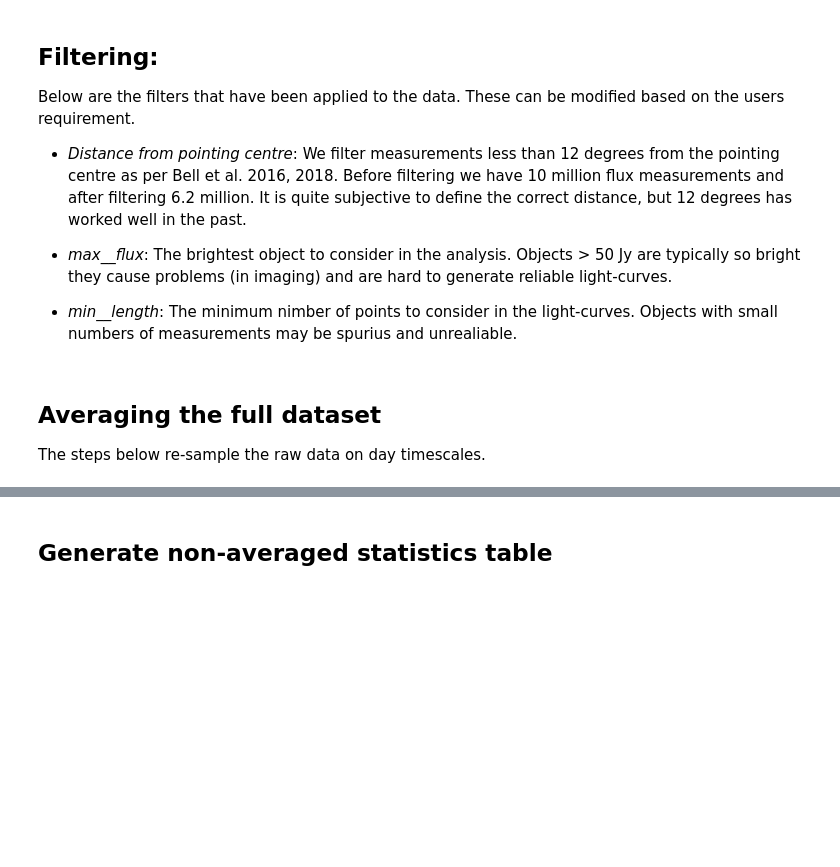
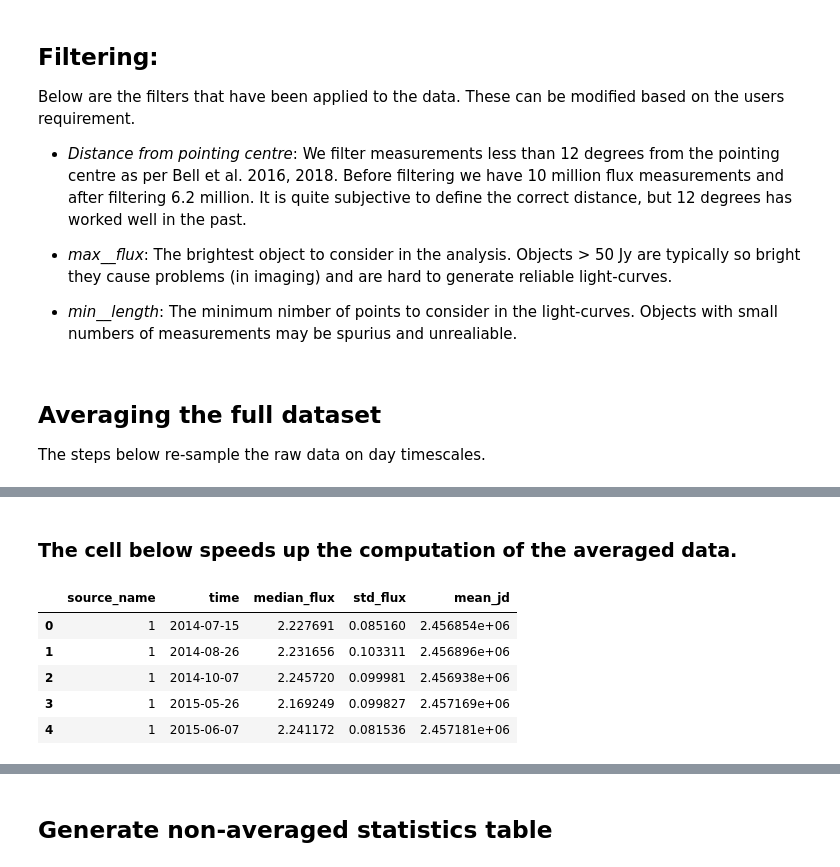
Before and after one commit to piccolomud/mwats, a Jupyter notebook: MWATS_average.ipynb, the cells around one changed output, grey strips where cells are left out. Saved outputs shown, nothing was run; the diff lists cells and outputs as text; code cells hidden in the pictures; blank space fills up the shorter version.

Commit message:
Speed up the computation of the resampled (averaged) data.

```diff
--- a/MWATS_average.ipynb
+++ b/MWATS_average.ipynb
@@ -93,6 +94,6 @@ import datetime
 The input data file "mwats_raw_data.fth" is the feather file created in Load.ipynb
 # %%
 %%time
-data = pd.read_feather('mwats_raw_data.fth', nthreads=1)
+data = pd.read_parquet('mwats_raw_data.parq', engine='fastparquet')
 data['datetime'] = pd.to_datetime(data.time)
 # %% [output]
@@ -126,0 +128,31 @@ Wall time: 3.77 s
+# %% [markdown]
+### The cell below speeds up the computation of the averaged data.
+# %%
+%%time
+data_avg = (data[data.source_name != '-']
+                .groupby(['source_name', pd.Grouper(freq = '1d')])
+                .agg({
+                        'raw_peak_flux': ['median', 'std'],
+                        'jd': 'mean'
+                     })
+                .dropna()
+           )
+
+data_avg.columns = data_avg.columns.map('_'.join)
+
+data_avg = (data_avg
+                .rename(columns={
+                    'raw_peak_flux_median': 'median_flux',
+                    'raw_peak_flux_std': 'std_flux',
+                    'jd_mean': 'mean_jd'
+                                })
+                .reset_index())
+
+display(data_avg.head())
+# %% [output]
+|  | source_name | time | median_flux | std_flux | mean_jd |
+| 0 | 1 | 2014-07-15 | 2.227691 | 0.085160 | 2.456854e+06 |
+| 1 | 1 | 2014-08-26 | 2.231656 | 0.103311 | 2.456896e+06 |
+| 2 | 1 | 2014-10-07 | 2.245720 | 0.099981 | 2.456938e+06 |
+| 3 | 1 | 2015-05-26 | 2.169249 | 0.099827 | 2.457169e+06 |
+| 4 | 1 | 2015-06-07 | 2.241172 | 0.081536 | 2.457181e+06 |
```
Also changed, not shown: parts of 9 cells of this notebook.
